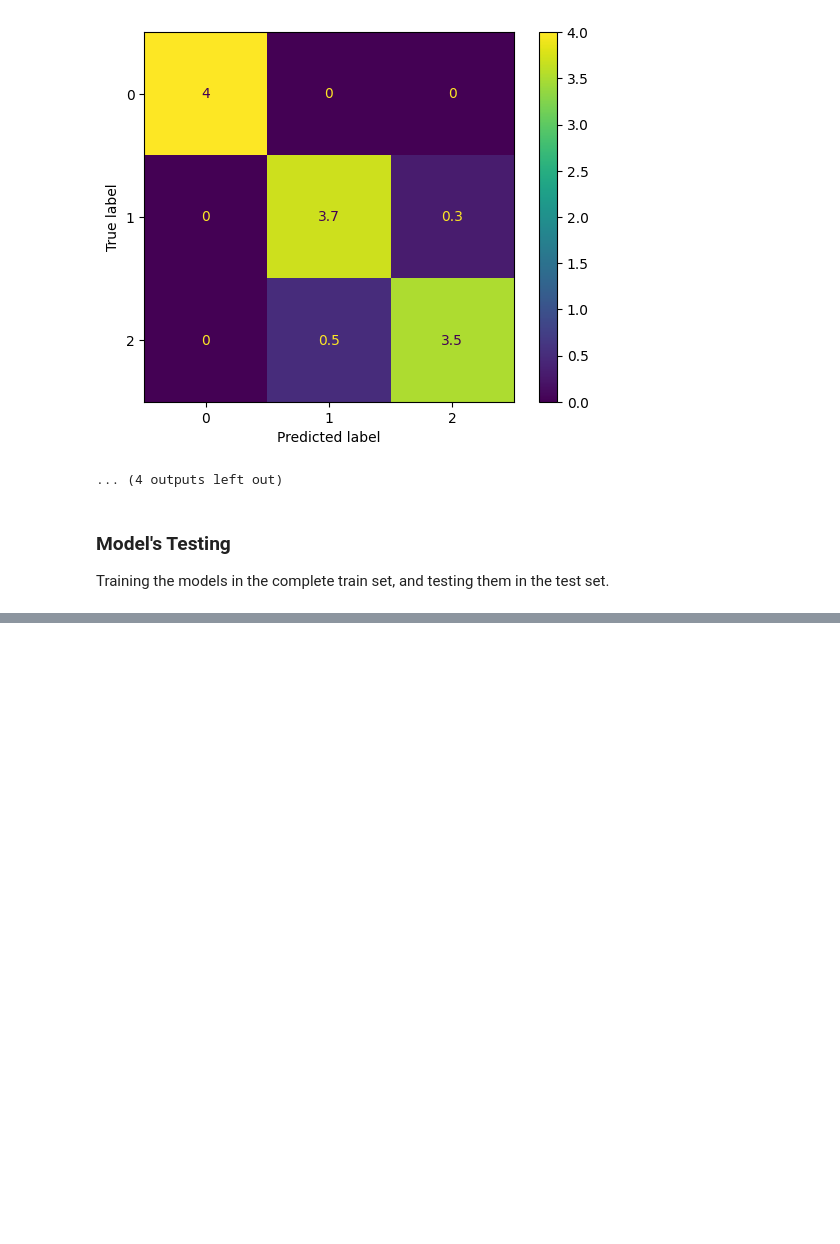
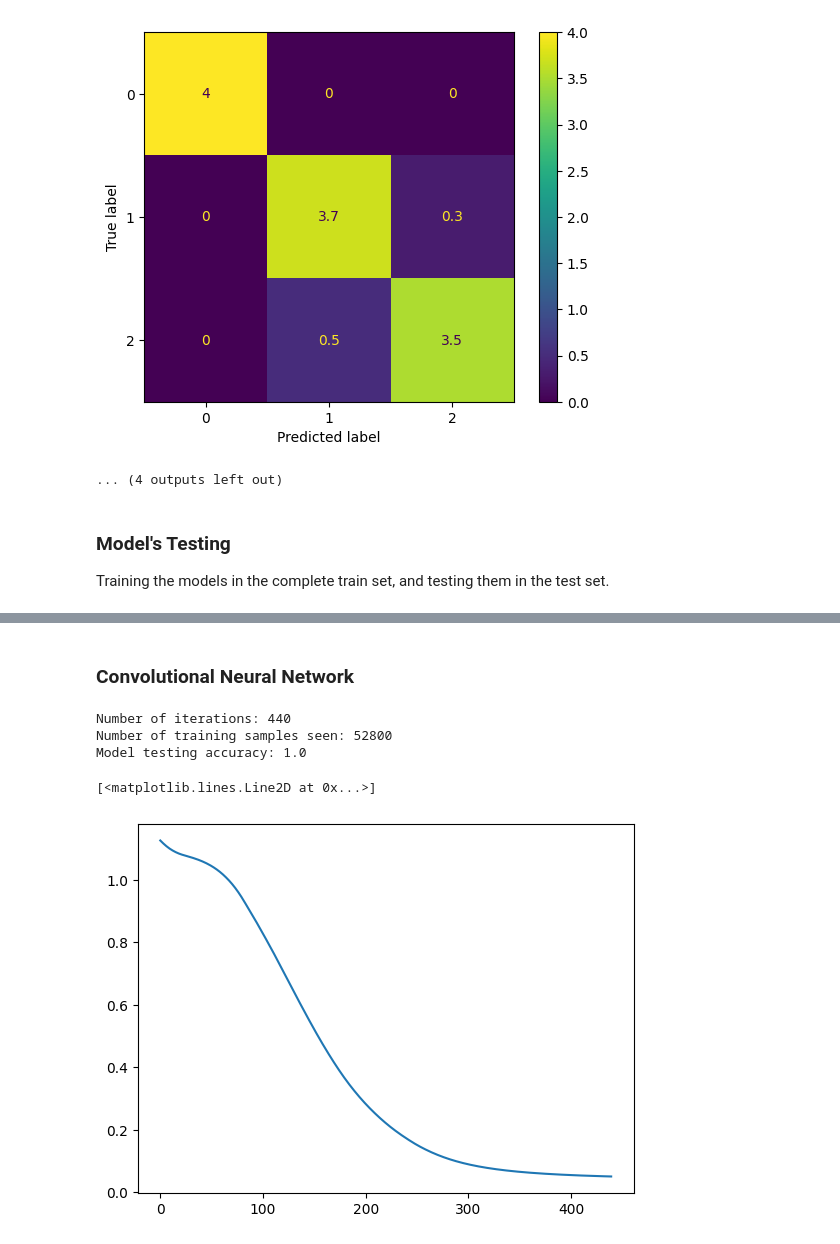
Before and after one commit to davidterroso/IrisClassifcation, a Jupyter notebook: IrisClassification.ipynb, the cells around one changed output, grey strips where cells are left out. Saved outputs shown, nothing was run; the diff lists cells and outputs as text; code cells hidden in the pictures; blank space fills up the shorter version.

```diff
--- a/IrisClassification.ipynb
+++ b/IrisClassification.ipynb
@@ -184,3 +187,27 @@ SVM Mean Accuracy: 1.0
 [figure]
 <Figure size 1200x800 with 0 Axes>
 ... (3 outputs left out)
+# %% [markdown]
+### Convolutional Neural Network
+# %%
+mlp = MLPClassifier(hidden_layer_sizes=(8,8,8), activation='relu', solver='adam', learning_rate="constant", learning_rate_init=0.002, max_iter=800)
+mlp.fit(X_train, y_train)
+
+num_its = mlp.n_iter_
+num_ts = mlp.t_
+loss_curve = mlp.loss_curve_
+
+y_pred = mlp.predict(X_test)
+accuracy = accuracy_score(y_test, y_pred)
+
+print("Number of iterations:", num_its)
+print("Number of training samples seen:", num_ts)
+print("Model testing accuracy:", accuracy)
+
+plt.plot(loss_curve)
+# %% [output]
+Number of iterations: 440
+Number of training samples seen: 52800
+Model testing accuracy: 1.0
+[<matplotlib.lines.Line2D at 0x...>]
+[figure, added]
```
Also changed, not shown: parts of 4 cells of this notebook.
